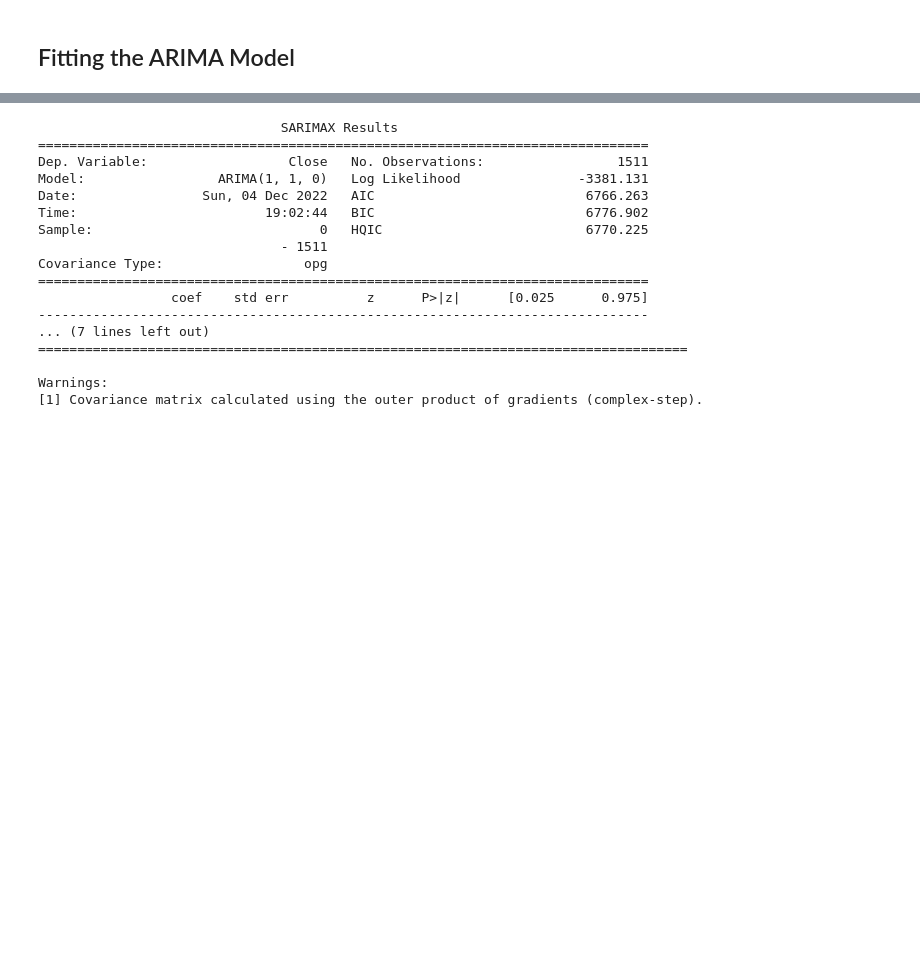
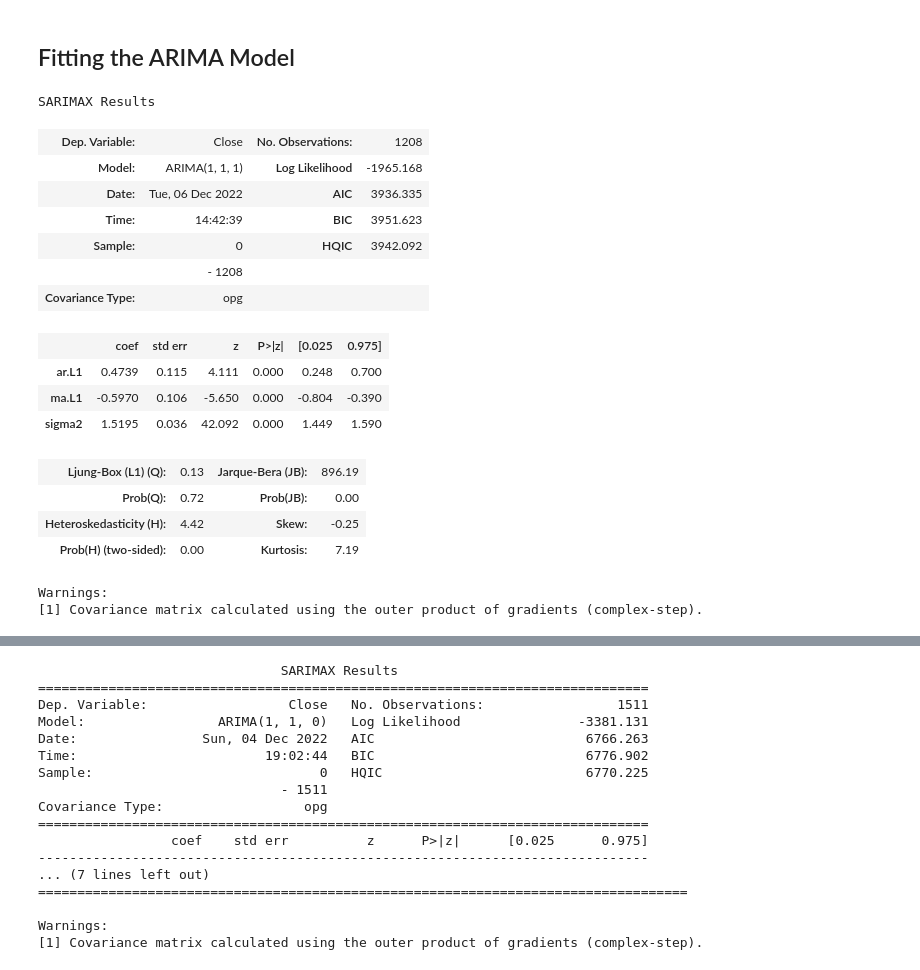
Before and after one commit to Barucee/Portfolio, a Jupyter notebook: Microsoft_Stock_Price/Microsoft_Stock_Price.ipynb, the cells around one changed output, grey strips where cells are left out. Drawn from its saved outputs; the diff is of its cells as text; code cells hidden in the pictures; blank space fills up the shorter version.

```diff
--- a/Microsoft_Stock_Price/Microsoft_Stock_Price.ipynb
+++ b/Microsoft_Stock_Price/Microsoft_Stock_Price.ipynb
@@ -213,0 +219,5 @@ result_ARIMA = arima_model.fit()
+# %%
+def train_ARIMA(p,q):
+    arima_model = ARIMA(train_arima, order=(p,d_optimum,q))
+    ARIMA_Model = arima_model.fit()
+    return ARIMA_Model
@@ -213,0 +256,37 @@ result_ARIMA = arima_model.fit()
+# %%
+arimas = {}
+for i in range(0, 6):
+  for j in range(0, 6):
+    arimas[(i, j)] = train_ARIMA(i, j)
+# %%
+# Save the model :
+for i in range(0,6):
+    for j in range(0,6):
+        joblib.dump(arimas.get((i,j)), f'./Model/ARIMA/arima{i}{d_optimum}{j}.pkl')
+# %%
+#load the models :
+models_ARIMA = {}
+for i in range(1,6):
+    for j in range(1,6):
+        models_ARIMA[f"ARIMA{i}{d_optimum}{j}"] = joblib.load(f'./Model/ARIMA/arima{i}{d_optimum}{j}.pkl')
+# %%
+models_ARIMA["wesh111"].summary()
+# %% [output]
+SARIMAX Results
+| Dep. Variable: | Close | No. Observations: | 1208 |
+| Model: | ARIMA(1, 1, 1) | Log Likelihood | -1965.168 |
+| Date: | Tue, 06 Dec 2022 | AIC | 3936.335 |
+| Time: | 14:42:39 | BIC | 3951.623 |
+| Sample: | 0 | HQIC | 3942.092 |
+|  | - 1208 |  |  |
+| Covariance Type: | opg |  |  |
+|  | coef | std err | z | P>|z| | [0.025 | 0.975] |
+| ar.L1 | 0.4739 | 0.115 | 4.111 | 0.000 | 0.248 | 0.700 |
+| ma.L1 | -0.5970 | 0.106 | -5.650 | 0.000 | -0.804 | -0.390 |
+| sigma2 | 1.5195 | 0.036 | 42.092 | 0.000 | 1.449 | 1.590 |
+| Ljung-Box (L1) (Q): | 0.13 | Jarque-Bera (JB): | 896.19 |
+| Prob(Q): | 0.72 | Prob(JB): | 0.00 |
+| Heteroskedasticity (H): | 4.42 | Skew: | -0.25 |
+| Prob(H) (two-sided): | 0.00 | Kurtosis: | 7.19 |
+Warnings:
+[1] Covariance matrix calculated using the outer product of gradients (complex-step).
```
Also changed, not shown: parts of 9 cells of this notebook, 37 other files.
